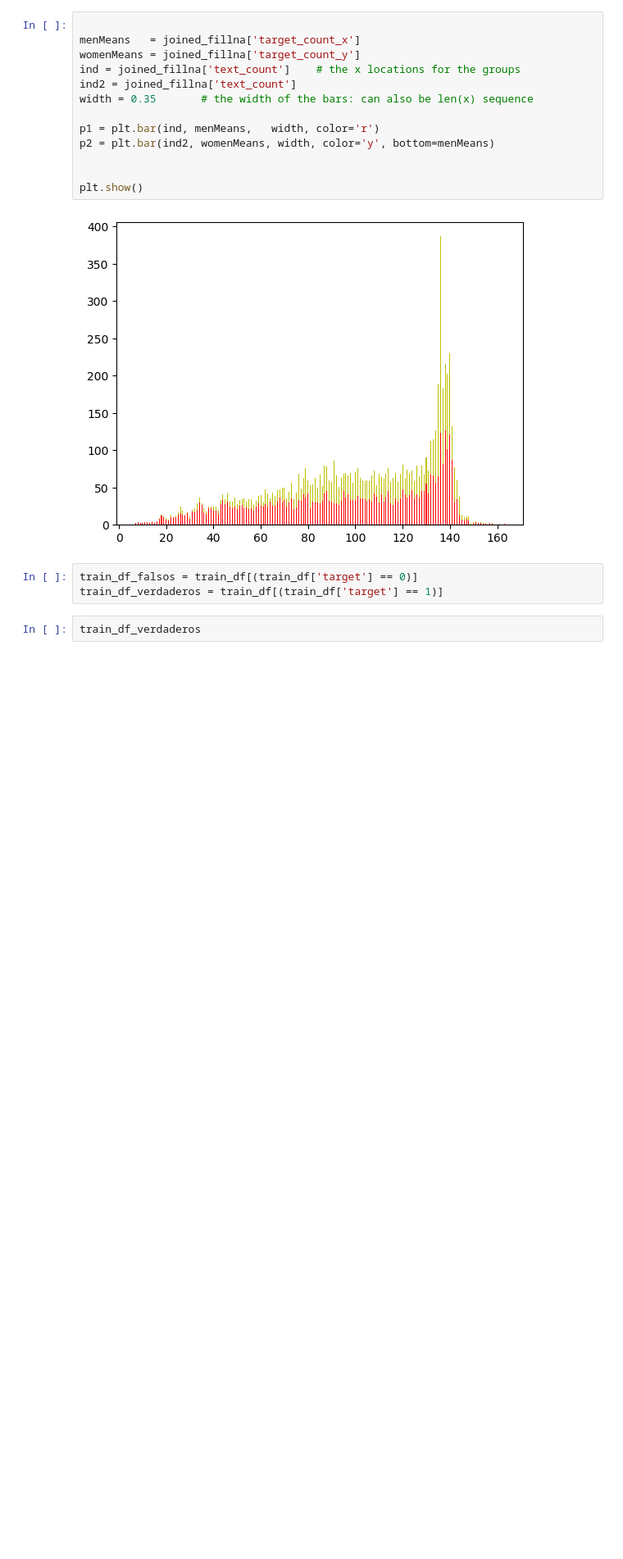
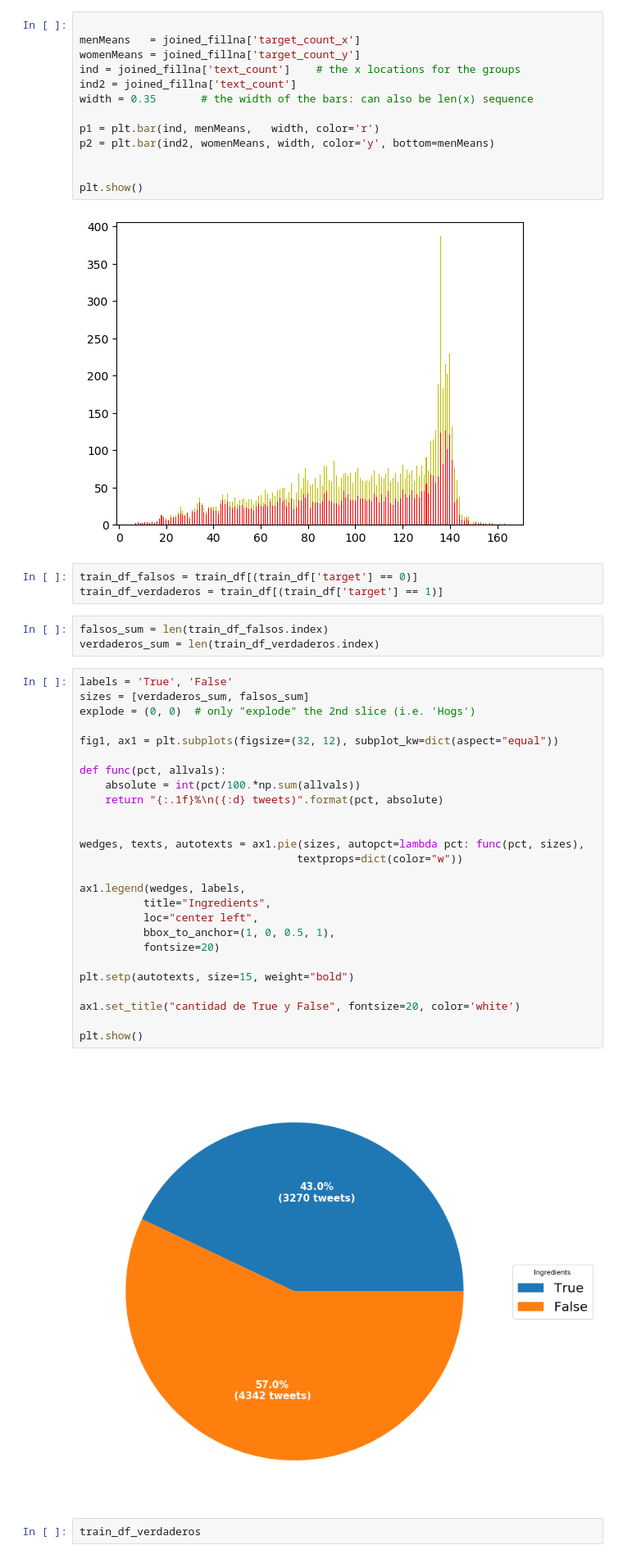
Before and after one commit to csulak/python-jupyter, a Jupyter notebook: ejercicio-twitter/ejercicio-twitter.ipynb, the cells around one changed output. Shown at 82% size. Cells and saved outputs as stored; diff of their text form; blank space fills up the shorter version.

Commit message:
Se agrega pie plot

```diff
--- a/ejercicio-twitter/ejercicio-twitter.ipynb
+++ b/ejercicio-twitter/ejercicio-twitter.ipynb
@@ -399,6 +418,37 @@ plt.show()
 # %%
 train_df_falsos = train_df[(train_df['target'] == 0)]
 train_df_verdaderos = train_df[(train_df['target'] == 1)]
+# %%
+falsos_sum = len(train_df_falsos.index)
+verdaderos_sum = len(train_df_verdaderos.index)
+# %%
+labels = 'True', 'False'
+sizes = [verdaderos_sum, falsos_sum]
+explode = (0, 0)  # only "explode" the 2nd slice (i.e. 'Hogs')
+
+fig1, ax1 = plt.subplots(figsize=(32, 12), subplot_kw=dict(aspect="equal"))
+
+def func(pct, allvals):
+    absolute = int(pct/100.*np.sum(allvals))
+    return "{:.1f}%\n({:d} tweets)".format(pct, absolute)
+
+
+wedges, texts, autotexts = ax1.pie(sizes, autopct=lambda pct: func(pct, sizes),
+                                  textprops=dict(color="w"))
+
+ax1.legend(wedges, labels,
+          title="Ingredients",
+          loc="center left",
+          bbox_to_anchor=(1, 0, 0.5, 1),
+          fontsize=20)
+
+plt.setp(autotexts, size=15, weight="bold")
+
+ax1.set_title("cantidad de True y False", fontsize=20, color='white')
+
+plt.show()
+# %% [output]
+[figure, added]
 # %%
 train_df_verdaderos
 # %% [output]
```
Also changed, not shown: parts of 12 cells of this notebook.
